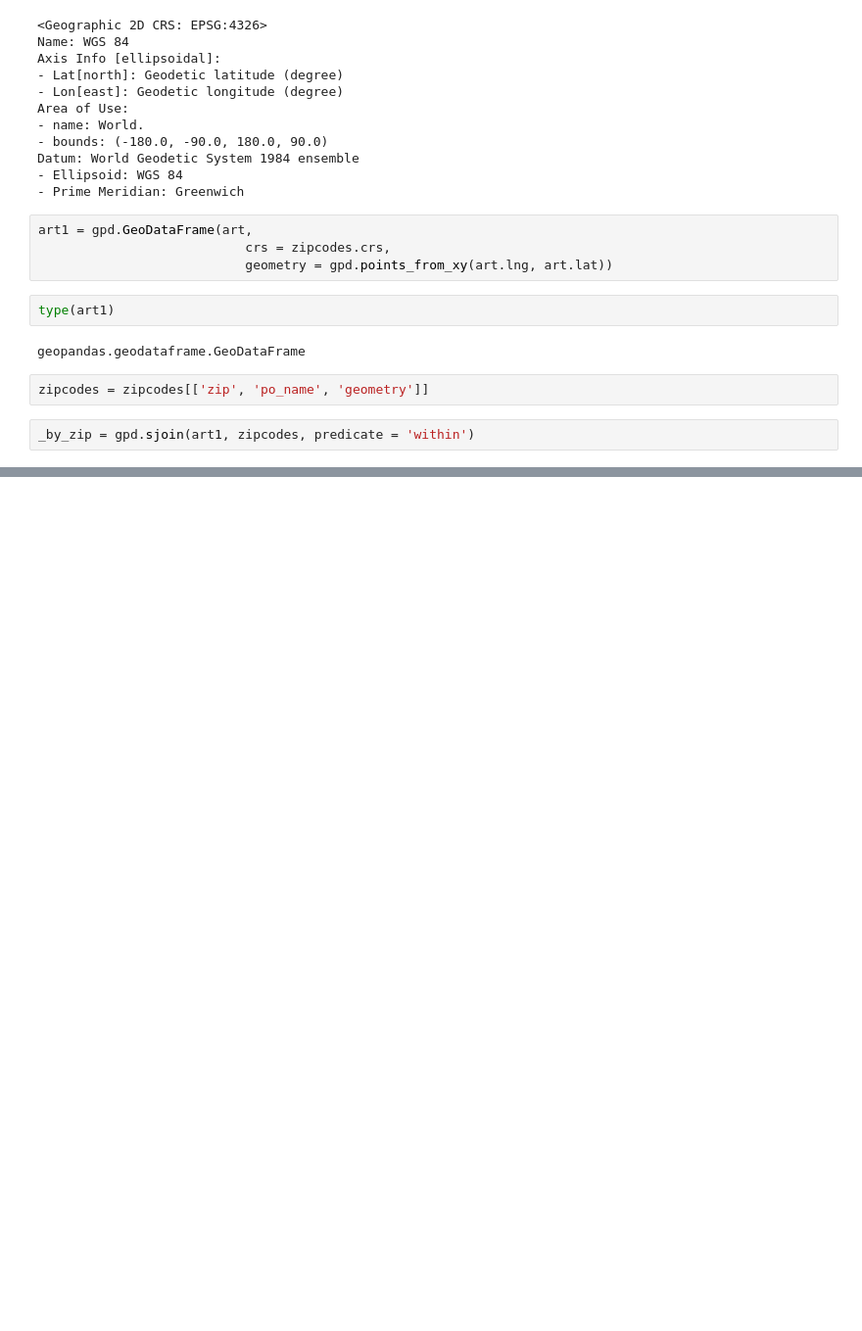
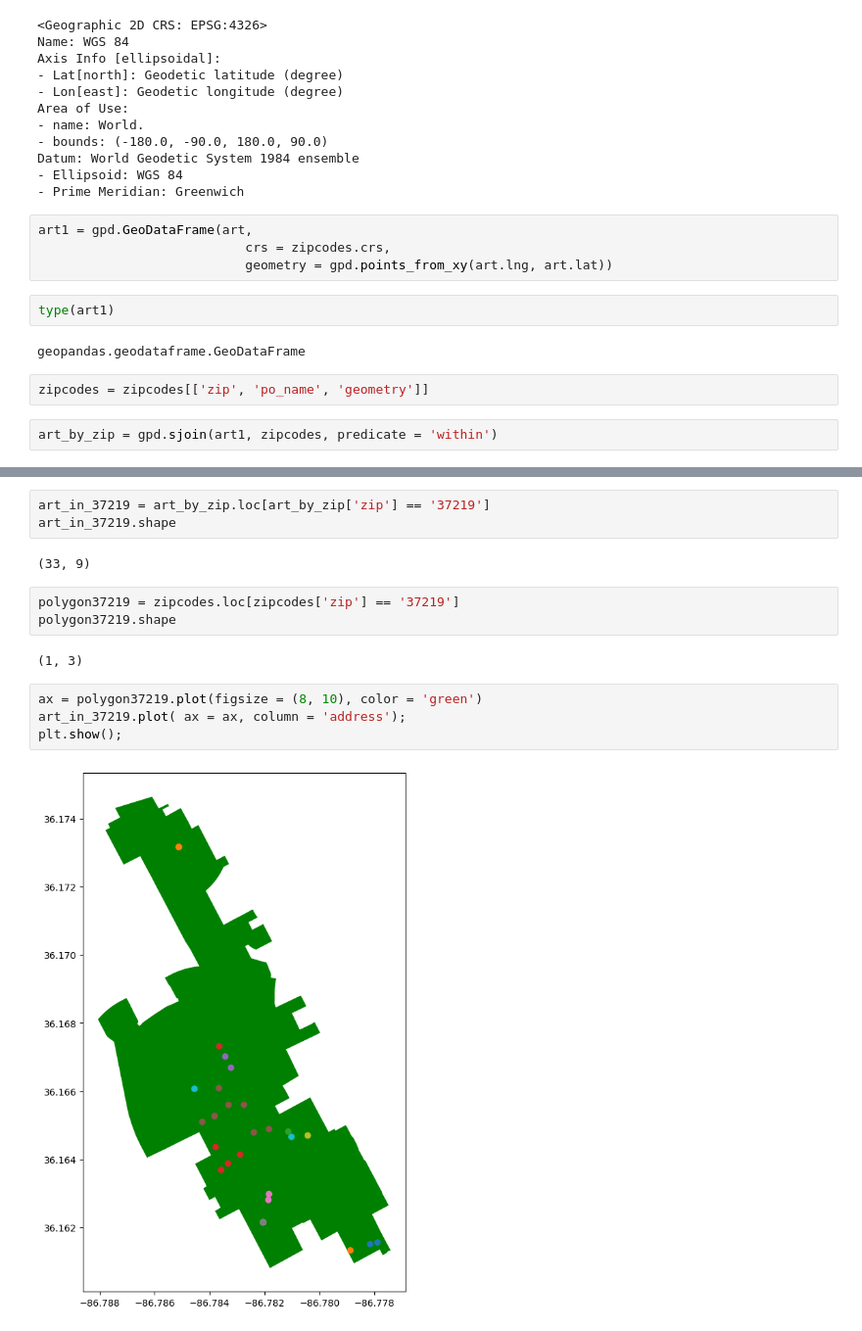
Before and after one commit to NSS-Data-Analytics-Cohort-10/geospatial-python-workshop-SullivanAV, a Jupyter notebook: notebooks/art_zip.ipynb, the cells around one changed output, grey strips where cells are left out. Shown: that part at 98% size. Cells and saved outputs as stored; diff of their text form; blank space fills up the shorter version.

```diff
--- a/notebooks/art_zip.ipynb
+++ b/notebooks/art_zip.ipynb
@@ -99,4 +99,4 @@ geopandas.geodataframe.GeoDataFrame
 # %%
 zipcodes = zipcodes[['zip', 'po_name', 'geometry']]
 # %%
-_by_zip = gpd.sjoin(art1, zipcodes, predicate = 'within')
+art_by_zip = gpd.sjoin(art1, zipcodes, predicate = 'within')
@@ -102,0 +132,16 @@ _by_zip = gpd.sjoin(art1, zipcodes, predicate = 'within')
+# %%
+art_in_37219 = art_by_zip.loc[art_by_zip['zip'] == '37219']
+art_in_37219.shape
+# %% [output]
+(33, 9)
+# %%
+polygon37219 = zipcodes.loc[zipcodes['zip'] == '37219']
+polygon37219.shape
+# %% [output]
+(1, 3)
+# %%
+ax = polygon37219.plot(figsize = (8, 10), color = 'green')
+art_in_37219.plot( ax = ax, column = 'address');
+plt.show();
+# %% [output]
+[figure, added]
```
Also changed, not shown: parts of 2 cells of this notebook.
